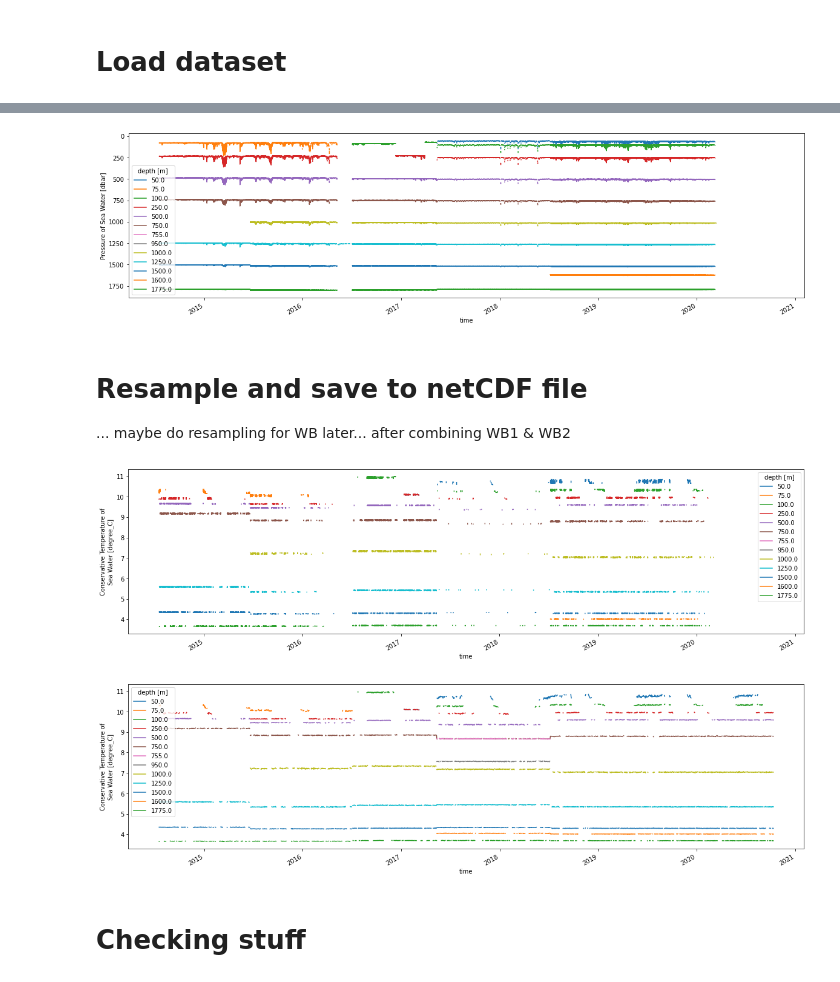
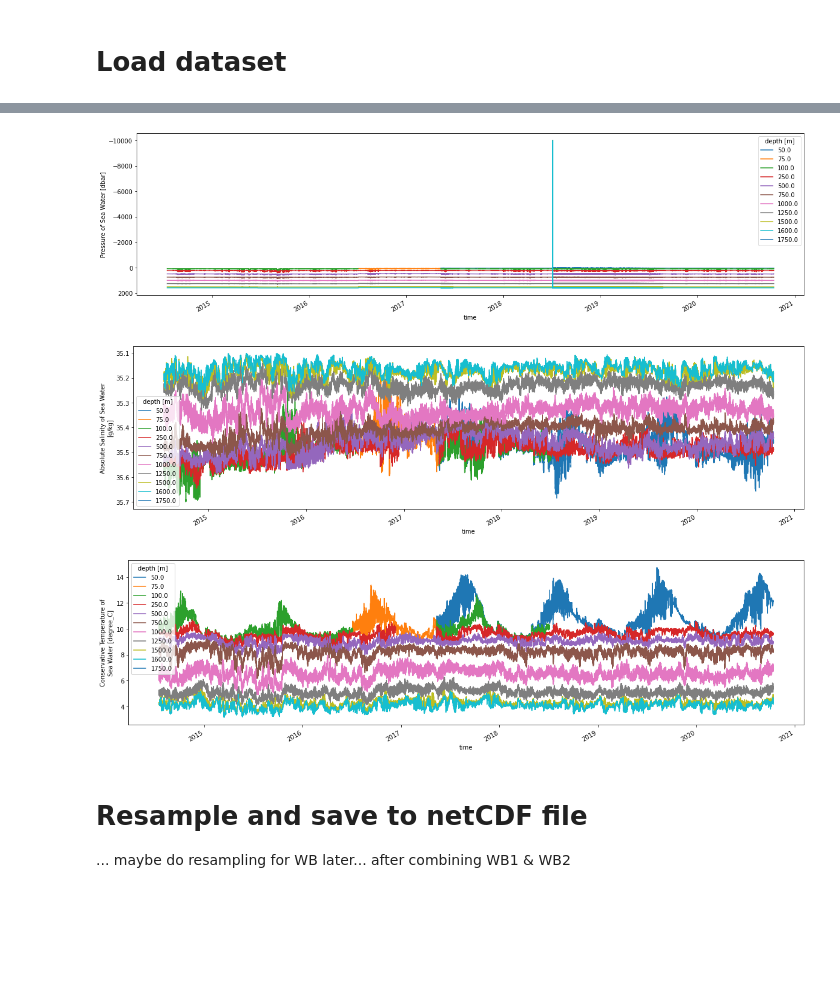
Before and after one commit to Marie-Louise-Korte/Rockall_Trough_MHW, a Jupyter notebook: Mooring_data.ipynb, the cells around one changed output, grey strips where cells are left out. Saved outputs shown, nothing was run; the diff lists cells and outputs as text; code cells hidden in the pictures; blank space fills up the shorter version.

Commit message:
more changes no despike CT and SA incorporated into function

```diff
--- a/Mooring_data.ipynb
+++ b/Mooring_data.ipynb
@@ -22,9 +22,9 @@ warnings.filterwarnings("ignore")
 data_path = Path('data/SAMS_moorings/')
 # data_path =  Path('./data/')
 
-#moor = 'rtwb1'
+moor = 'rtwb1'
 #moor = 'rtwb2'
-moor = 'rteb1'
+#moor = 'rteb1'
 # %%
 def load_moor_data(data_path,moor,year):
     def __dms2dd(degrees, minutes, direction):
@@ -75,7 +75,7 @@ def load_moor_data(data_path,moor,year):
 
         for idx,dt in enumerate(df['dates']):
             date_str =dt[:4]+dt[5:7]+dt[8:10]
-            df['dates'][idx]=(pd.to_datetime(date_str,format='%Y%m%d')+datetime.timedelta(hours=np.float(dt[11:])))
+            df['dates'][idx]=(pd.to_datetime(date_str,format='%Y%m%d')+datetime.timedelta(hours=np.float(dt[11:15])))
 
         ds = xr.Dataset.from_dataframe(df)
         attr_str,coord_str = __read_header(file,moor)
@@ -86,6 +86,10 @@ def load_moor_data(data_path,moor,year):
         ds = ds.assign_coords(coord_str)
         ds['sal'] = gsw.SP_from_C(ds.cond, ds.temp, ds.pres)
         ds = ds.drop_vars('cond')
+
+        ds['sal'] = gsw.SA_from_SP(ds.sal, ds.pres, ds.attrs['Longitude'], ds.attrs['Latitude'])
+        ds['temp'] = gsw.CT_from_t(ds.sal, ds.temp, ds.pres)
+
         return ds
 
     def __get_filelist(data_path,moor,year):
@@ -95,6 +99,8 @@ def load_moor_data(data_path,moor,year):
         return file_list
 
     files = __get_filelist(data_path,moor,year)
+    if (moor=='rteb1') & (year==2017):
+        files = files[0:5] + files[7:10] + files[11:]
     ds = __load_csv_as_xr(files[0],moor)
     for file in files[1:]:
         ds = xr.concat([ds,__load_csv_as_xr(file,moor)],dim='depth')
@@ -102,12 +108,16 @@ def load_moor_data(data_path,moor,year):
     ds.depth.attrs['units']='m'
 
     ds.temp.attrs['standard_name'] = "sea_water_temperature" ;
-    ds.temp.attrs['long_name'] = "In Situ Temperature of Sea Water" ;
+    #ds.temp.attrs['long_name'] = "In Situ Temperature of Sea Water ITS-90 scale" ;
+    #ds.temp.attrs['units'] = "degree_C" ;
+    ds.temp.attrs['long_name'] = "Conservative Temperature of Sea Water" ;
     ds.temp.attrs['units'] = "degree_C" ;
 
     ds.sal.attrs['standard_name'] = "sea_water_salinity" ;
-    ds.sal.attrs['long_name'] = "Practical Salinity on the PSS-78 scale" ;
-    ds.sal.attrs['units'] = "unitless" ;
+    #ds.sal.attrs['long_name'] = "Practical Salinity on the PSS-78 scale" ;
+    #ds.sal.attrs['units'] = "unitless" ;
+    ds.sal.attrs['long_name'] = "Absolute Salinity of Sea Water" ;
+    ds.sal.attrs['units'] = "g/kg" ;
 
     ds.pres.attrs['standard_name'] = 'sea_water_pressure'
     ds.pres.attrs['long_name'] = 'Pressure of Sea Water'
@@ -209,10 +218,10 @@ def load_eb_2016 (ds_16):
 # %% [markdown]
 # Load dataset
 # %%
-# %%time
+%%time
 year = 2014
 ds = load_moor_data(data_path,moor,year)
-ds = filter_moor_data(ds, moor, year)
+#ds = despike_moor_data(ds, moor, year)
 
 for year in np.arange(2015,2019):
     display(year)
@@ -223,7 +232,7 @@ for year in np.arange(2015,2019):
     else:
          dummy = load_moor_data(data_path,moor,year)
     #convert, despike then merge
-    dummy = filter_moor_data(dummy, moor, year)
+    #dummy = despike_moor_data(dummy, moor, year)
 
     ds = xr.concat([ds,dummy],dim='time')
 # %% [output]
@@ -238,7 +245,11 @@ ds.to_netcdf(f'data/{moor}_after_filter.nc',
 # %%
 ds.pres.plot.line(x='time',figsize=(20,5), yincrease=False);
+ds.sal.plot.line(x='time',figsize=(20,5), yincrease=False);
+ds.temp.plot.line(x='time',figsize=(20,5));
 # %% [output]
-[figure, old version]
+[figure, new version]
+[figure, added]
+[figure, added]
 # %% [markdown]
 # Resample and save to netCDF file
 ... maybe do resampling for WB later... after combining WB1 & WB2
@@ -256,10 +264,2 @@ elif moor == 'rtwb1' or 'rtwb2':
         engine='netcdf4',
         encoding={'time':{'units':'days since 1900-01-01 00:00:00'}})
-# %%
-ds.temp.plot.line(x='time', figsize=(20,5));
-ds1D.temp.plot.line(x='time', figsize=(20,5));
-# %% [output]
-[figure, removed]
-[figure, removed]
-# %% [markdown]
-# Checking stuff
```
Also changed, not shown: parts of 13 cells of this notebook.
